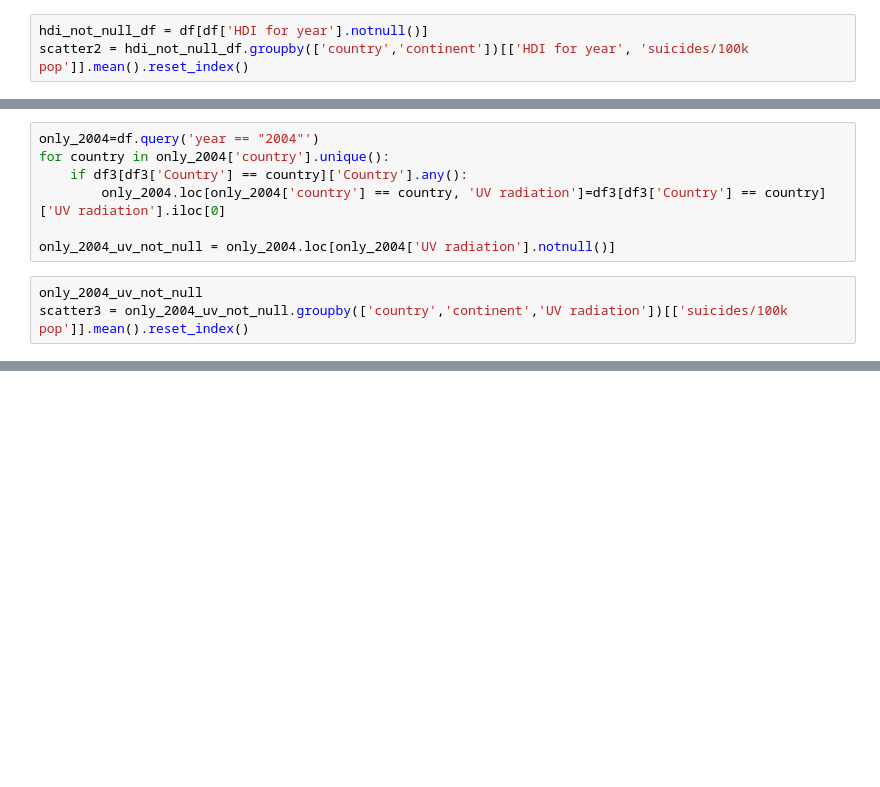
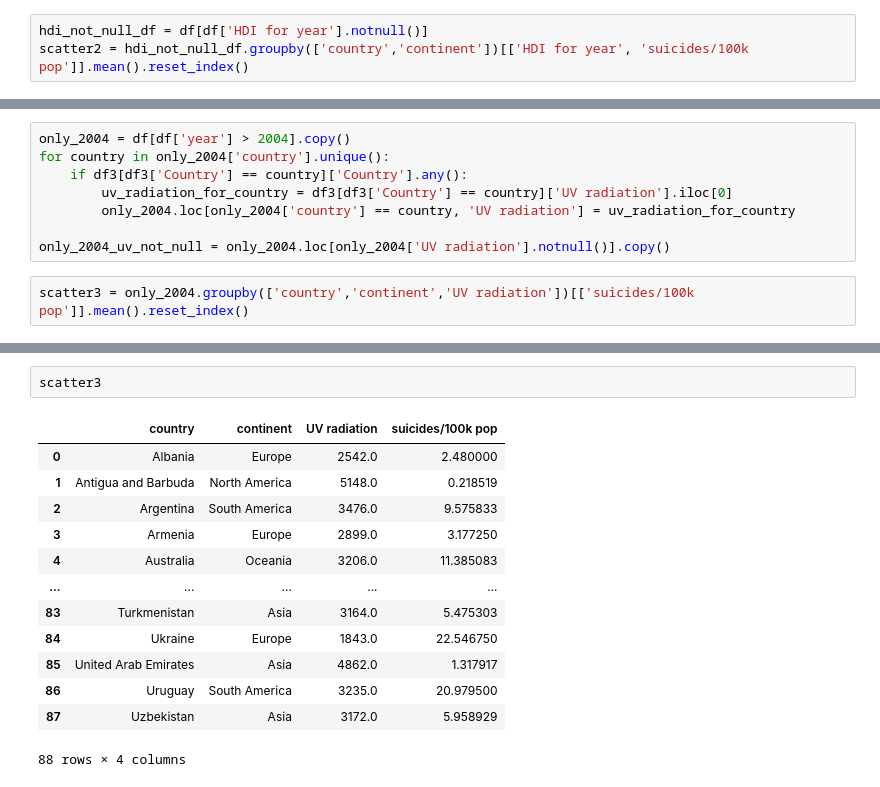
Before and after one commit to aleksandarstojkovski/DataScience, a Jupyter notebook: DATA_SCIENCE_ALEKS.ipynb, the cells around one changed output, grey strips where cells are left out. Cells and saved outputs as stored; diff of their text form; blank space fills up the shorter version.

```diff
--- a/DATA_SCIENCE_ALEKS.ipynb
+++ b/DATA_SCIENCE_ALEKS.ipynb
@@ -397,12 +402,12 @@ fig.show()
 # %%
-only_2004=df.query('year == "2004"')
+only_2004 = df[df['year'] > 2004].copy()
 for country in only_2004['country'].unique():
     if df3[df3['Country'] == country]['Country'].any():
-        only_2004.loc[only_2004['country'] == country, 'UV radiation']=df3[df3['Country'] == country]['UV radiation'].iloc[0]
+        uv_radiation_for_country = df3[df3['Country'] == country]['UV radiation'].iloc[0]
+        only_2004.loc[only_2004['country'] == country, 'UV radiation'] = uv_radiation_for_country
 
-only_2004_uv_not_null = only_2004.loc[only_2004['UV radiation'].notnull()]
+only_2004_uv_not_null = only_2004.loc[only_2004['UV radiation'].notnull()].copy()
 # %%
-only_2004_uv_not_null
-scatter3 = only_2004_uv_not_null.groupby(['country','continent','UV radiation'])[['suicides/100k pop']].mean().reset_index()
+scatter3 = only_2004.groupby(['country','continent','UV radiation'])[['suicides/100k pop']].mean().reset_index()
 # %%
 fig = px.scatter(scatter3, x="UV radiation", y="suicides/100k pop", trendline='ols')
@@ -427,0 +477,16 @@ only_2004
+# %%
+scatter3
+# %% [output]
+|  | country | continent | UV radiation | suicides/100k pop |
+| 0 | Albania | Europe | 2542.0 | 2.480000 |
+| 1 | Antigua and Barbuda | North America | 5148.0 | 0.218519 |
+| 2 | Argentina | South America | 3476.0 | 9.575833 |
+| 3 | Armenia | Europe | 2899.0 | 3.177250 |
+| 4 | Australia | Oceania | 3206.0 | 11.385083 |
+| ... | ... | ... | ... | ... |
+| 83 | Turkmenistan | Asia | 3164.0 | 5.475303 |
+| 84 | Ukraine | Europe | 1843.0 | 22.546750 |
+| 85 | United Arab Emirates | Asia | 4862.0 | 1.317917 |
+| 86 | Uruguay | South America | 3235.0 | 20.979500 |
+| 87 | Uzbekistan | Asia | 3172.0 | 5.958929 |
+88 rows × 4 columns
```
Also changed, not shown: parts of 9 cells of this notebook.
